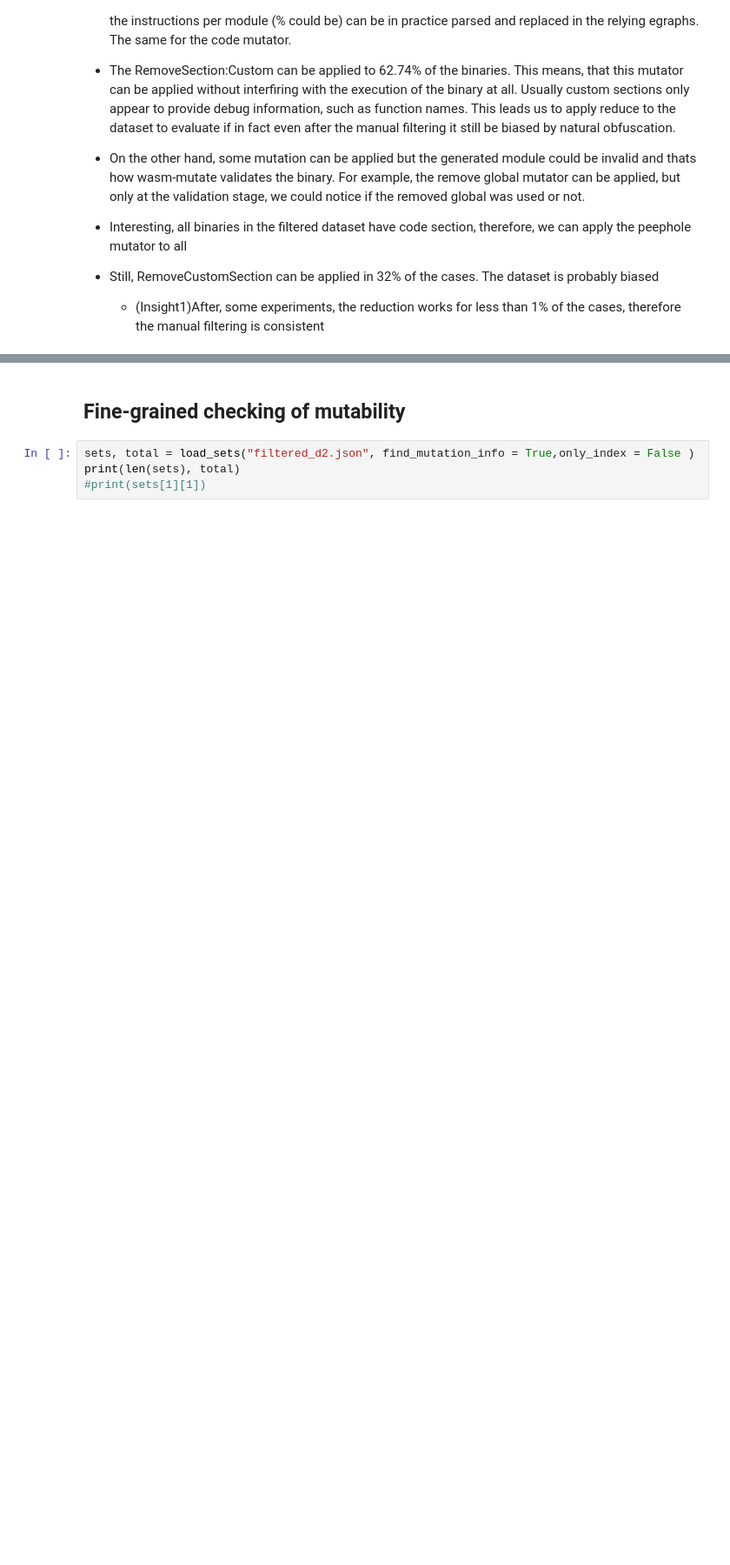
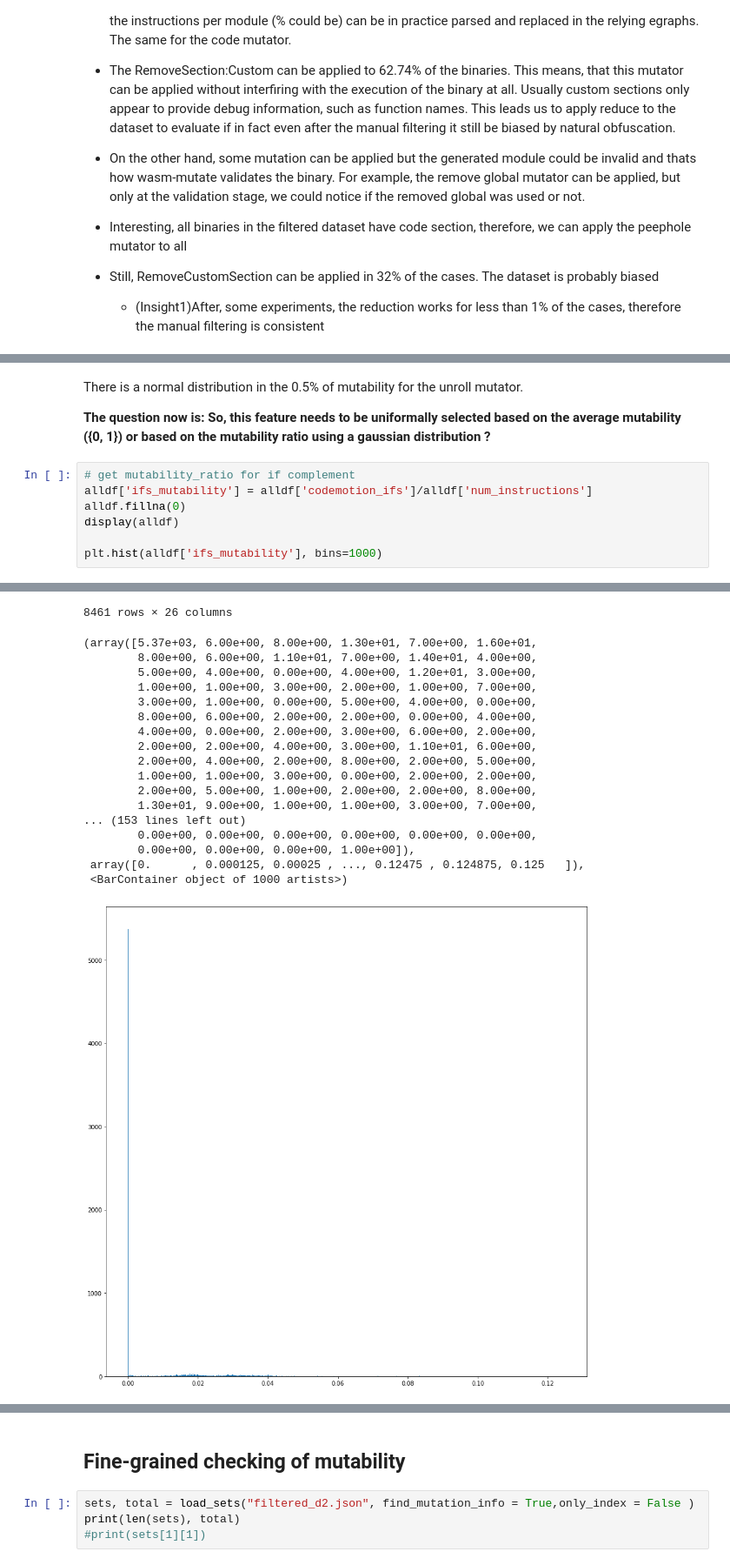
Before and after one commit to ASSERT-KTH/wasm_evasion, a Jupyter notebook: notebooks/RQ1.ipynb, the cells around one changed output, grey strips where cells are left out. Shown at 87% size. Saved outputs shown, nothing was run; the diff lists cells and outputs as text; blank space fills up the shorter version.

```diff
--- a/notebooks/RQ1.ipynb
+++ b/notebooks/RQ1.ipynb
@@ -211,0 +167,12 @@ In the case of the `if completement` mutator, it seems like an uniform distribut
+# %% [markdown]
+There is a normal distribution in the 0.5% of mutability for the unroll mutator.
+
+**The question now is: So, this feature needs to be uniformally selected based on the average mutability ({0, 1}) or based on the mutability ratio using a gaussian distribution ?**
+# %%
+# get mutability_ratio for if complement
+alldf['ifs_mutability'] = alldf['codemotion_ifs']/alldf['num_instructions']
+alldf.fillna(0)
+display(alldf)
+
+plt.hist(alldf['ifs_mutability'], bins=1000)
+# %% [output]
@@ -211,0 +192,19 @@ In the case of the `if completement` mutator, it seems like an uniform distribut
+8461 rows × 26 columns
+(array([5.37e+03, 6.00e+00, 8.00e+00, 1.30e+01, 7.00e+00, 1.60e+01,
+        8.00e+00, 6.00e+00, 1.10e+01, 7.00e+00, 1.40e+01, 4.00e+00,
+        5.00e+00, 4.00e+00, 0.00e+00, 4.00e+00, 1.20e+01, 3.00e+00,
+        1.00e+00, 1.00e+00, 3.00e+00, 2.00e+00, 1.00e+00, 7.00e+00,
+        3.00e+00, 1.00e+00, 0.00e+00, 5.00e+00, 4.00e+00, 0.00e+00,
+        8.00e+00, 6.00e+00, 2.00e+00, 2.00e+00, 0.00e+00, 4.00e+00,
+        4.00e+00, 0.00e+00, 2.00e+00, 3.00e+00, 6.00e+00, 2.00e+00,
+        2.00e+00, 2.00e+00, 4.00e+00, 3.00e+00, 1.10e+01, 6.00e+00,
+        2.00e+00, 4.00e+00, 2.00e+00, 8.00e+00, 2.00e+00, 5.00e+00,
+        1.00e+00, 1.00e+00, 3.00e+00, 0.00e+00, 2.00e+00, 2.00e+00,
+        2.00e+00, 5.00e+00, 1.00e+00, 2.00e+00, 2.00e+00, 8.00e+00,
+        1.30e+01, 9.00e+00, 1.00e+00, 1.00e+00, 3.00e+00, 7.00e+00,
+... (153 lines left out)
+        0.00e+00, 0.00e+00, 0.00e+00, 0.00e+00, 0.00e+00, 0.00e+00,
+        0.00e+00, 0.00e+00, 0.00e+00, 1.00e+00]),
+ array([0.      , 0.000125, 0.00025 , ..., 0.12475 , 0.124875, 0.125   ]),
+ <BarContainer object of 1000 artists>)
+[figure, added]
```
Also changed, not shown: parts of 14 cells of this notebook, 3 other files.
